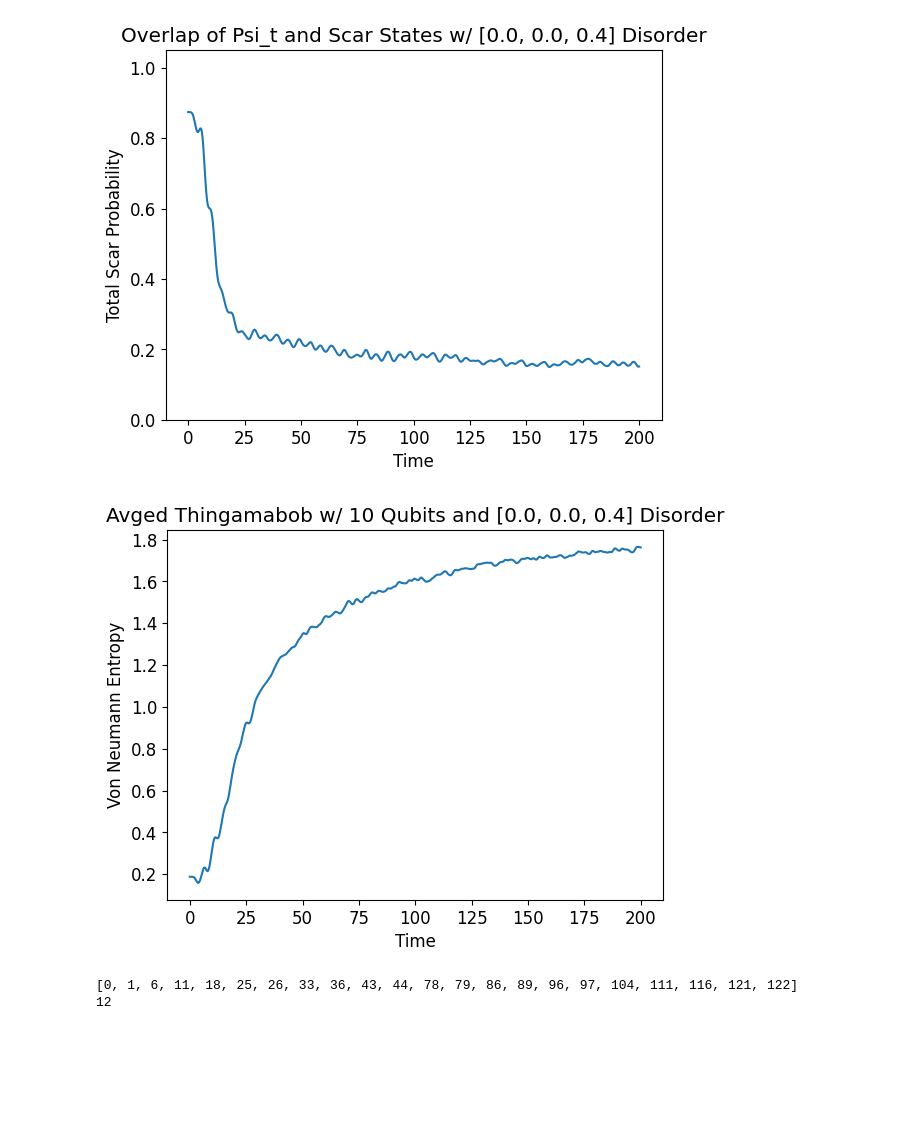
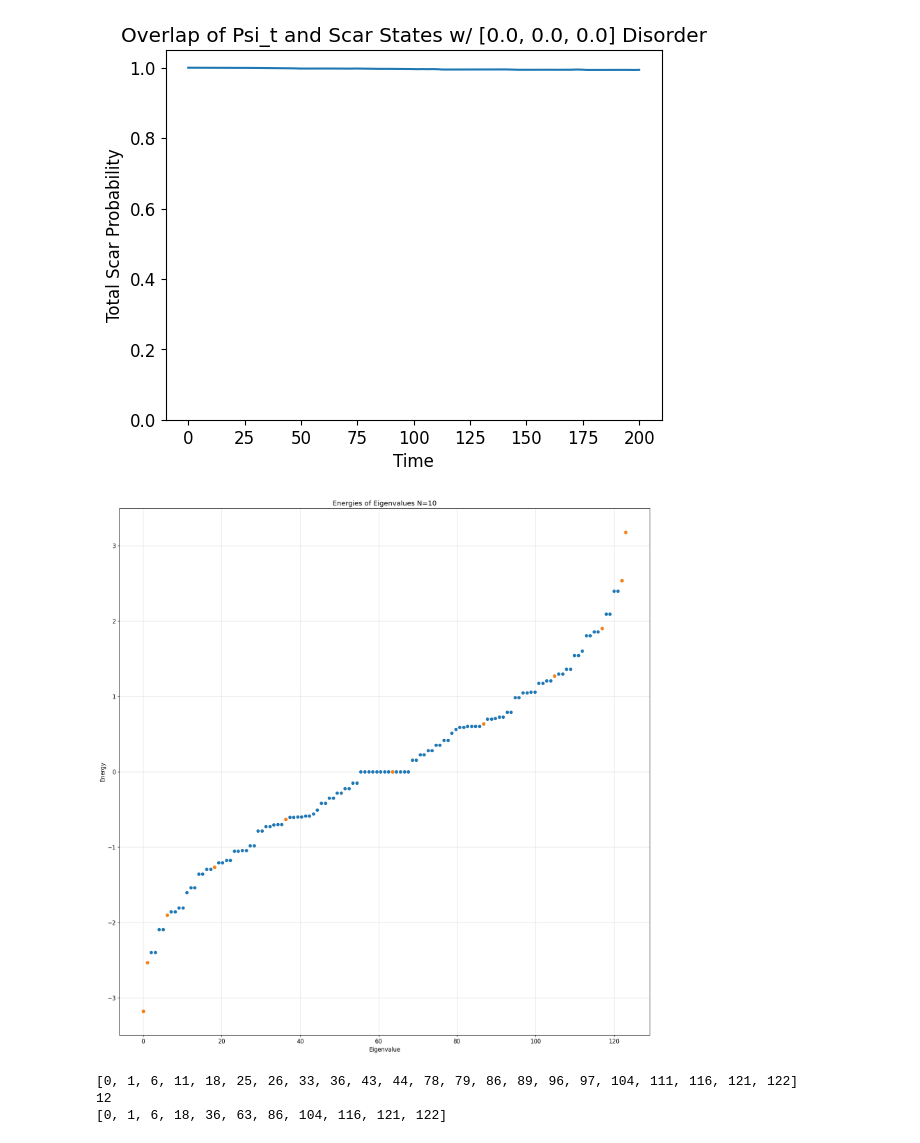
Before and after one commit to Idden/Quantum-Internship, a Jupyter notebook: Quantum_Batteries_Scars/disorder_tests/tantalizing_scar_patterns.ipynb, the cells around one changed output. Drawn from its saved outputs; the diff is of its cells as text; code cells hidden in the pictures; blank space fills up the shorter version.

```diff
--- a/Quantum_Batteries_Scars/disorder_tests/tantalizing_scar_patterns.ipynb
+++ b/Quantum_Batteries_Scars/disorder_tests/tantalizing_scar_patterns.ipynb
@@ -7,24 +7,24 @@ from quantumScarsPlotting import *
 # %%
 N = 10
 wd = 0.6366896896896898
 wm = 1.0
 tlist = np.linspace(0, 200, 600)
 args = {"A": 0.1, "omega": wd}
-reals = 50
+reals = 1
 
-dx = 0.4
+dx = 0.0
 dy = 0.0
 dz = 0.0
 
 H0, eigenvalues, eigenstates, psi0, basisList = get_scar_ham(N)
 
 scarIndices, scarStates = giveMeScarOverlap(N, psi0, tlist, disorder=[dz, dy, dx], reals=reals, args=args)
 
-vn_plot = plot_scar_vn_entrop(N, wd, tlist=tlist, disorder=[dz, dy, dx], reals=reals)
+# vn_plot = plot_scar_vn_entrop(N, wd, tlist=tlist, disorder=[dz, dy, dx], reals=reals)
 # %% [output]
-[figure, old version]
+[figure, new version]
-[figure, removed]
 # %%
+plt.figure(figsize=(20, 20))
 
 eigenvalues = H0.eigenenergies()
 xlist = np.linspace(0, len(eigenvalues), len(eigenvalues))
@@ -43,6 +43,8 @@ plt.ylabel("Energy")
 plt.grid(True, alpha=0.4)
 plt.title(f"Energies of Eigenvalues N={N}")
 plt.show()
+# %% [output]
+[figure, added]
 # %%
 tol = 1e-8
 eigs = eigenvalues
@@ -58,9 +60,32 @@ print(non_degen_states) # excludes center scar
 
 print(len(non_degen_states) - len(scarIndices) + 1)
 
-# 4, 12, 40, 96, 248, 596
-# 2, 6, 20, 48, 124, 298
-# 2, 4, 14, 28, 76, 174
+print(scarIndices)
+
+# 4     0, 1, 5, 6
+#       0, 1, (4), 5, 6
+#       1
+
+# 6     0, 1, 4, 13, 16, 17
+#       0, 1, 4, (7), 13, 16, 17
+#       1, 1
+
+# 8     0, 1, 6, 9, 12, 17, 29, 34, 37, 40, 45, 46
+#       0, 1, 6,    12, (25),   34,     40, 45, 46
+#       1, 1, 2
+
+# 10    0, 1, 6, 11, 18, 25, 26, 33, 36, 43, 44, 78, 79, 86, 89, 96, 97, 104, 111, 116, 121, 122
+#       0, 1, 6,     18,             36, (63),           86,             104,      116, 121, 122
+#       1, 1, 2, 4
+
+# 12    0, 1, 8, 13, 22, 25, 32, 41, 42, 49, 50, 53, 56, 67, 78, 79, 84, 87, 96, 101, 102, 113, 122, 123, 130, 141, 180, 191, 198, 199, 208, 219, 220, 225, 234, 237, 242, 243, 254, 265, 268, 271, 272, 279, 280, 289, 296, 299, 308, 313, 320, 321
+#       0, 1, 8,     22,                             56,                              102, (152),                                            219,                                    265,                                    299,      313, 320, 321
+#       1, 1, 2, 8, 8
+
+# 14    0, 1, 8, 15, 24, 29, 42, 53, 54, 55, 60, 69, 76, 89, 94, 105, 110, 111, 124, 133, 134, 137, 140, 151, 154, 155, 160, 175, 186, 195, 200, 219, 224, 225, 228, 245, 246, 247, 266, 269, 276, 279, 290, 297, 306, 311, 318, 335, 338, 339, 344, 357, 362, 373, 376, 466, 469, 480, 485, 498, 503, 504, 507, 524, 531, 536, 545, 552, 563, 566, 573, 576, 595, 596, 597, 614, 617, 618, 623, 642, 647, 656, 667, 682, 687, 688, 691, 702, 705, 708, 709, 718, 731, 732, 737, 748, 753, 766, 773, 782, 787, 788, 789, 800, 813, 818, 827, 834, 841, 842
+#       0, 1, 8,         29,                         76,                                                                160,                                                                  279, (407),                                                                                                                                 563,                                                                       682,                                                                  766,                               813,           834, 841, 842
+#       1, 1, 3, 7, 14, 14
 # %% [output]
 [0, 1, 6, 11, 18, 25, 26, 33, 36, 43, 44, 78, 79, 86, 89, 96, 97, 104, 111, 116, 121, 122]
 12
+[0, 1, 6, 18, 36, 63, 86, 104, 116, 121, 122]
```
Also changed, not shown: 2 other files.
